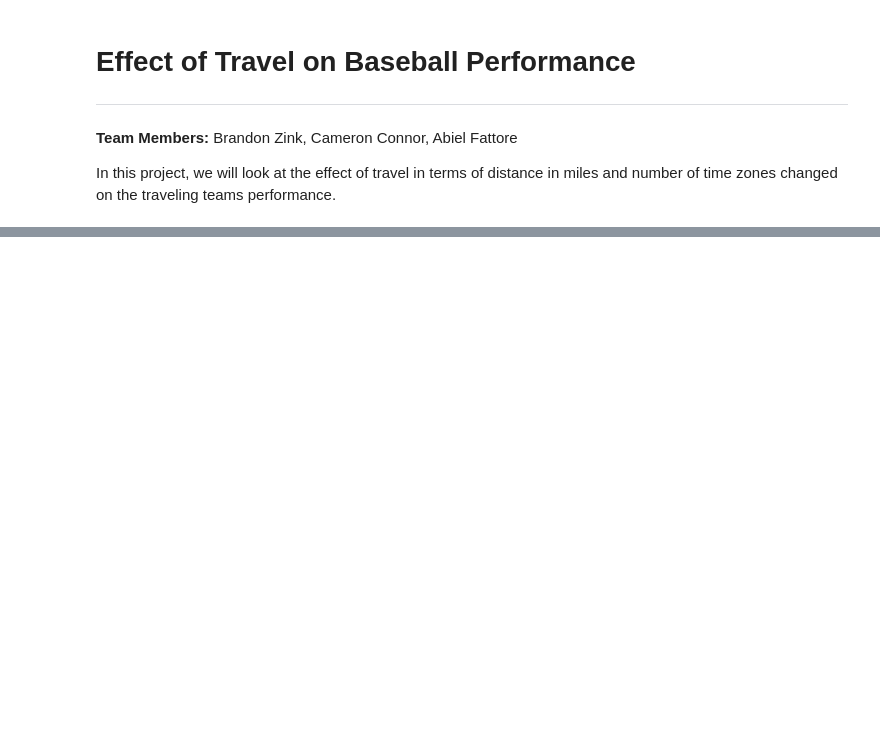
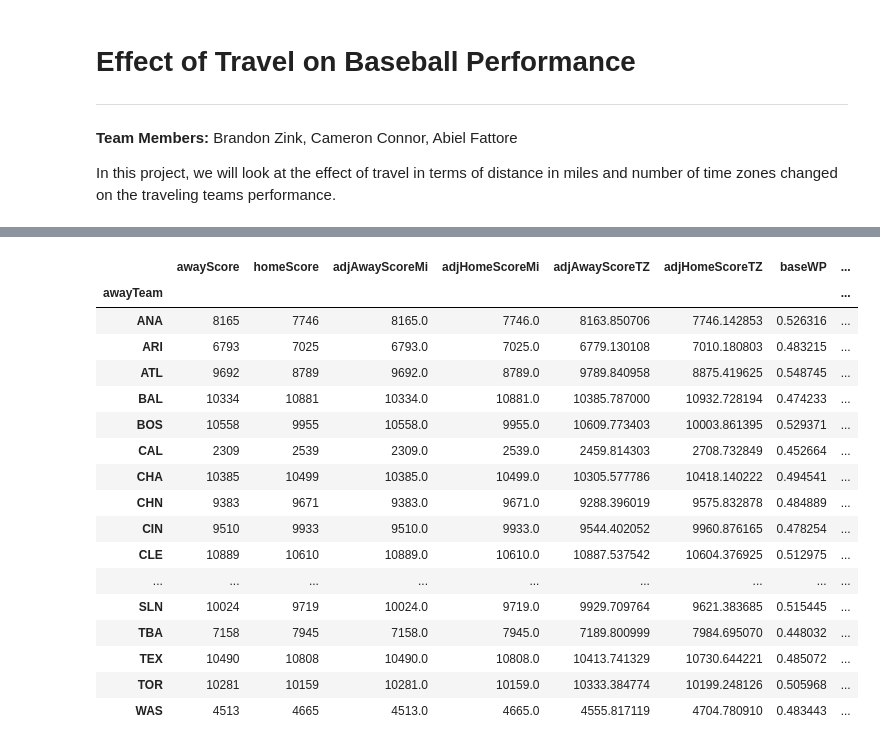
Before and after one commit to brandonzink/Data-Mining-Baseball-Project, a Jupyter notebook: Code/Project.ipynb, the cells around one changed output, grey strips where cells are left out. Drawn from its saved outputs; the diff is of its cells as text; code cells hidden in the pictures; blank space fills up the shorter version.

```diff
--- a/Code/Project.ipynb
+++ b/Code/Project.ipynb
@@ -671,0 +782,23 @@ p values at 3 time zones traveled east
+# %%
+dfWPChange = dfYearData[['awayScore', 'homeScore', 'adjAwayScoreMi', 'adjHomeScoreMi', 'adjAwayScoreTZ', 'adjHomeScoreTZ']].copy()
+# %%
+dfWPChange.head(35)
+# %% [output]
+|  | awayScore | homeScore | adjAwayScoreMi | adjHomeScoreMi | adjAwayScoreTZ | adjHomeScoreTZ | baseWP | ... |
+| awayTeam |  |  |  |  |  |  |  | ... |
+| ANA | 8165 | 7746 | 8165.0 | 7746.0 | 8163.850706 | 7746.142853 | 0.526316 | ... |
+| ARI | 6793 | 7025 | 6793.0 | 7025.0 | 6779.130108 | 7010.180803 | 0.483215 | ... |
+| ATL | 9692 | 8789 | 9692.0 | 8789.0 | 9789.840958 | 8875.419625 | 0.548745 | ... |
+| BAL | 10334 | 10881 | 10334.0 | 10881.0 | 10385.787000 | 10932.728194 | 0.474233 | ... |
+| BOS | 10558 | 9955 | 10558.0 | 9955.0 | 10609.773403 | 10003.861395 | 0.529371 | ... |
+| CAL | 2309 | 2539 | 2309.0 | 2539.0 | 2459.814303 | 2708.732849 | 0.452664 | ... |
+| CHA | 10385 | 10499 | 10385.0 | 10499.0 | 10305.577786 | 10418.140222 | 0.494541 | ... |
+| CHN | 9383 | 9671 | 9383.0 | 9671.0 | 9288.396019 | 9575.832878 | 0.484889 | ... |
+| CIN | 9510 | 9933 | 9510.0 | 9933.0 | 9544.402052 | 9960.876165 | 0.478254 | ... |
+| CLE | 10889 | 10610 | 10889.0 | 10610.0 | 10887.537542 | 10604.376925 | 0.512975 | ... |
+| ... | ... | ... | ... | ... | ... | ... | ... | ... |
+| SLN | 10024 | 9719 | 10024.0 | 9719.0 | 9929.709764 | 9621.383685 | 0.515445 | ... |
+| TBA | 7158 | 7945 | 7158.0 | 7945.0 | 7189.800999 | 7984.695070 | 0.448032 | ... |
+| TEX | 10490 | 10808 | 10490.0 | 10808.0 | 10413.741329 | 10730.644221 | 0.485072 | ... |
+| TOR | 10281 | 10159 | 10281.0 | 10159.0 | 10333.384774 | 10199.248126 | 0.505968 | ... |
+| WAS | 4513 | 4665 | 4513.0 | 4665.0 | 4555.817119 | 4704.780910 | 0.483443 | ... |
```
Also changed, not shown: parts of 22 cells of this notebook.
